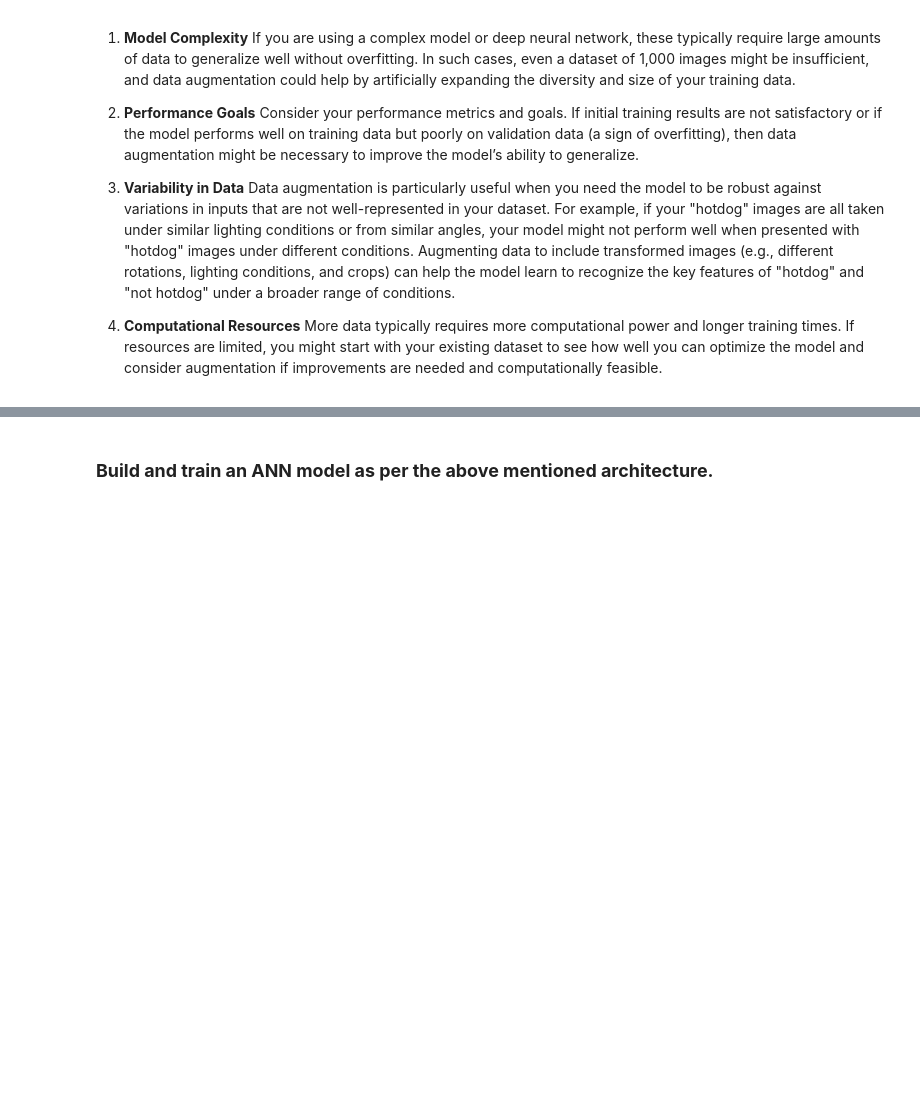
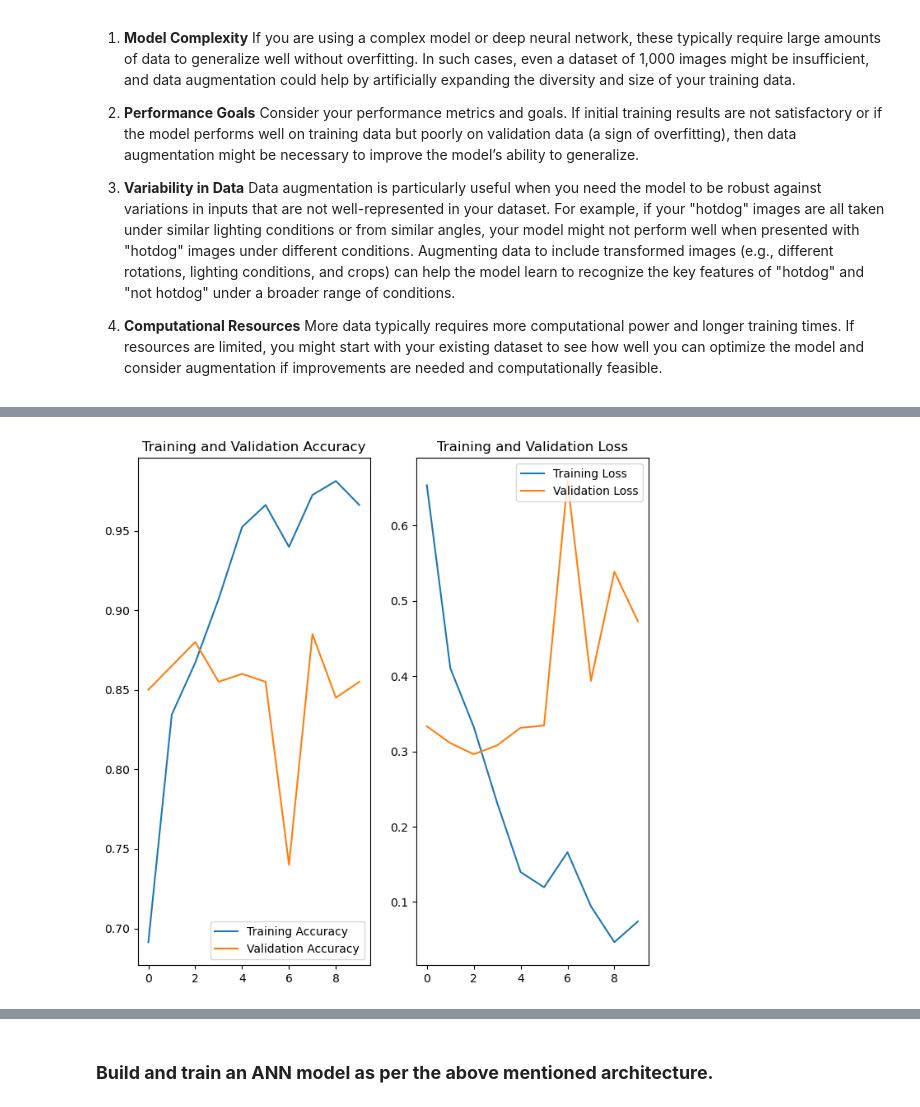
Before and after one commit to excellentwork/Fantastic_4_Project_3, a Jupyter notebook: Fantastic_4_Project_3.ipynb, the cells around one changed output, grey strips where cells are left out. Drawn from its saved outputs; the diff is of its cells as text; code cells hidden in the pictures; blank space fills up the shorter version.

```diff
--- a/Fantastic_4_Project_3.ipynb
+++ b/Fantastic_4_Project_3.ipynb
@@ -48 +66,17 @@ import random
+# %%
+# Load Images and Create Labels
+hotdog_folder = '/Users/jenniferleone/Desktop/AI_Bootcamp/Project 3/Images/HOTDOG'
+notdog_folder = '/Users/jenniferleone/Desktop/AI_Bootcamp/Project 3/Images/NOTDOG'
+
+# Load images
+hotdog_images = load_images_from_folder(hotdog_folder, 500)
+notdog_images = load_images_from_folder(notdog_folder, 500)
+
+# Create labels (zeros and ones for the hotdog and notdog images)
+hotdog_labels = np.ones(len(hotdog_images))
+notdog_labels = np.zeros(len(notdog_images))
+
+# Combine images and labels
+X = np.concatenate((hotdog_images, notdog_images), axis=0)
+y = np.concatenate((hotdog_labels, notdog_labels), axis=0)
 # %%
@@ -80,6 +117,6 @@ Check the number of images in the training and the testing dataset.
 # %%
 # Split dataset
-X_train, X_test, y_train, y_test = train_test_split(X, y, random_state=10)
+X_train, X_test, y_train, y_test = train_test_split(X, y, test_size=0.20, random_state=42)
 # %% [markdown]
 **Observation:**
 # %% [markdown]
@@ -256,0 +346,25 @@ tf.random.set_seed(42)
+# %%
+# Accuracy and Loss Plots
+acc = model_fit.history['accuracy']
+val_acc = model_fit.history['val_accuracy']
+
+loss = model_fit.history['loss']
+val_loss = model_fit.history['val_loss']
+
+epochs_range = range(len(acc))
+
+plt.figure(figsize=(8, 8))
+plt.subplot(1, 2, 1)
+plt.plot(epochs_range, acc, label='Training Accuracy')
+plt.plot(epochs_range, val_acc, label='Validation Accuracy')
+plt.legend(loc='lower right')
+plt.title('Training and Validation Accuracy')
+
+plt.subplot(1, 2, 2)
+plt.plot(epochs_range, loss, label='Training Loss')
+plt.plot(epochs_range, val_loss, label='Validation Loss')
+plt.legend(loc='upper right')
+plt.title('Training and Validation Loss')
+plt.show()
+# %% [output]
+[figure, added]
```
Also changed, not shown: parts of 19 cells of this notebook.
